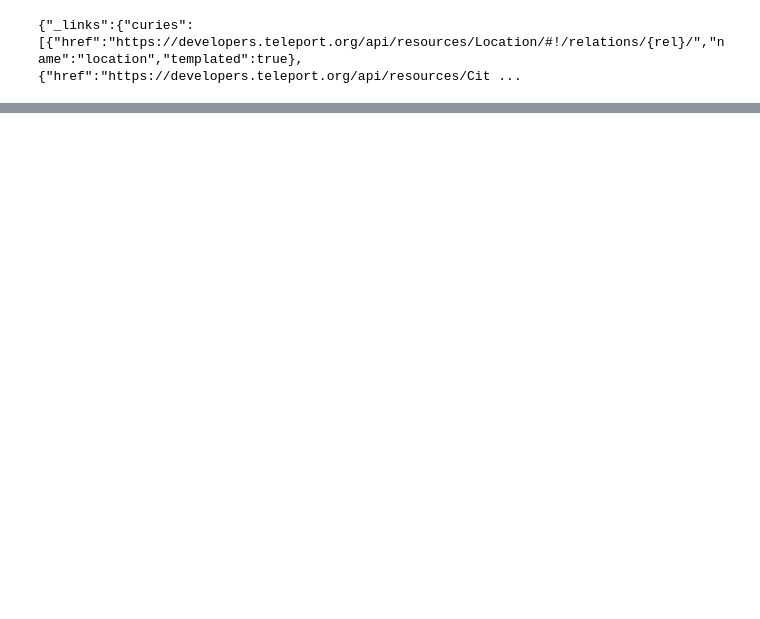
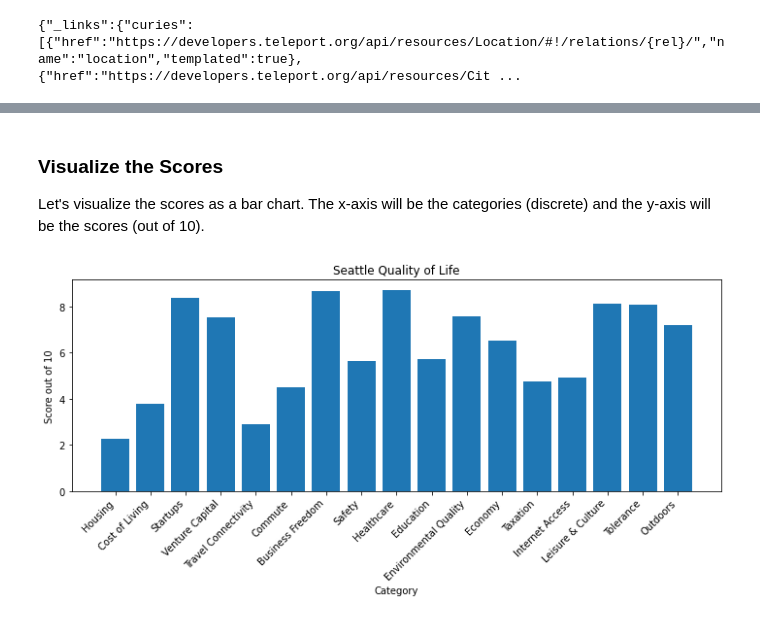
Before and after one commit to GonzagaCPSC222/U5-Visualizing-Data, a Jupyter notebook: JupyterNotebookFun/DataStorytellingExample.ipynb, the cells around one changed output, grey strips where cells are left out. Saved outputs shown, nothing was run; the diff lists cells and outputs as text; code cells hidden in the pictures; blank space fills up the shorter version.

```diff
--- a/JupyterNotebookFun/DataStorytellingExample.ipynb
+++ b/JupyterNotebookFun/DataStorytellingExample.ipynb
@@ -35,0 +39,13 @@ print(response.text)
+# %%
+import json
+import pandas as pd
+
+json_obj = json.loads(response.text)
+print(json_obj.keys())
+cat_ser = pd.Series(dtype=float)
+for category_obj in json_obj["categories"]:
+    name = category_obj["name"]
+    score = category_obj["score_out_of_10"]
+    # print(name, ":", score)
+    cat_ser[name] = score
+print(cat_ser)
@@ -35,0 +72,15 @@ print(response.text)
+# %% [markdown]
+### Visualize the Scores
+Let's visualize the scores as a bar chart. The x-axis will be the categories (discrete) and the y-axis will be the scores (out of 10).
+# %%
+import matplotlib.pyplot as plt
+
+plt.figure(figsize=(12, 4))
+plt.bar(cat_ser.index, cat_ser)
+plt.xticks(rotation=45, ha="right")
+plt.xlabel("Category")
+plt.ylabel("Score out of 10")
+plt.title("Seattle Quality of Life")
+plt.show()
+# %% [output]
+[figure, added]
```
Also changed, not shown: parts of 5 cells of this notebook.
